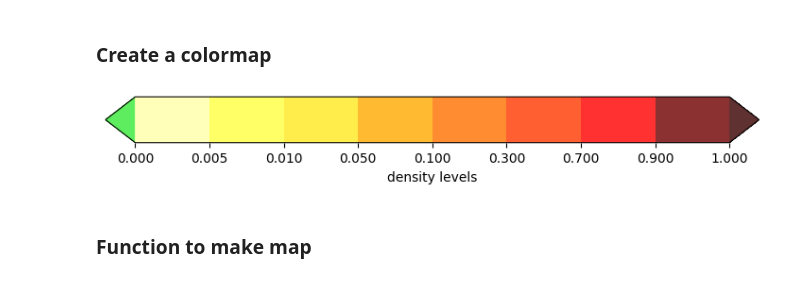
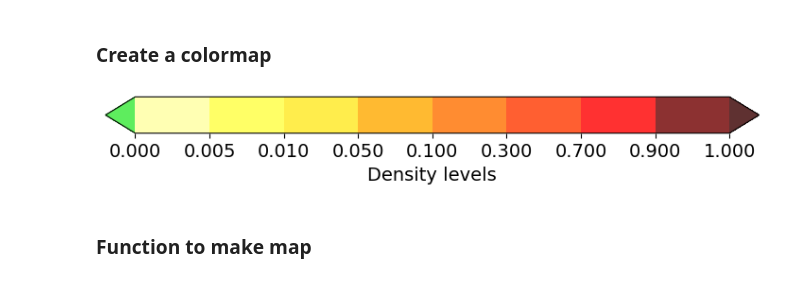
Before and after one commit to AndreSantos2000/A_map_of_privacy-sensitivity_in_human_genomes, a Jupyter notebook: jupyter_scripts/Cytoband_DataPresentation.ipynb, the cells around one changed output. Cells and saved outputs as stored; diff of their text form; code cells hidden in the pictures.

```diff
--- a/jupyter_scripts/Cytoband_DataPresentation.ipynb
+++ b/jupyter_scripts/Cytoband_DataPresentation.ipynb
@@ -176,46 +176,55 @@ def makeMap_dict(cb_df):
     return mapping
 # %% [markdown]
 <h3>Create a colormap
+# %%
+plt.rc('xtick', labelsize=14)
+plt.rc('ytick', labelsize=14)
+font = {'family' : 'sans-serif',
+        'weight' : 'normal',
+        'size'   : 14}
+
+plt.rc('font', **font)
+# %%
+green = np.array([1/10, 9/10, 1/10, 0.7])
+
+lYelw = np.array([10/10, 10/10, 7/10, 1])
+yelw = np.array([10/10, 10/10, 4/10, 1])
+dYelw = np.array([10/10, 9/10, 0/10, 0.7])
+
+lOrng = np.array([10/10, 7/10, 1/10, 0.9])
+orng = np.array([10/10, 5/10, 1/10, 0.9])
+dOrng = np.array([10/10, 3/10, 1/10, 0.9])
+
+lred = np.array([10/10, 1/10, 1/10, 0.9])
+Red = np.array([5/10, 1/10, 1/10, 0.9])
+dRed = np.array([3/10, 1/10, 1/10, 0.9])
+
+white = np.array([0/10, 0/10, 0/10, 0])
 # %%
 fig, ax = plt.subplots(figsize=(7, 1), layout='constrained')
-green = np.array([1/10, 9/10, 1/10, 0.7])
-
-lYelw = np.array([10/10, 10/10, 7/10, 0.9])
-yelw = np.array([10/10, 10/10, 4/10, 1])
-dYelw = np.array([10/10, 9/10, 0/10, 0.7])
-
-lOrng = np.array([10/10, 7/10, 1/10, 0.9])
-orng = np.array([10/10, 5/10, 1/10, 0.9])
-dOrng = np.array([10/10, 3/10, 1/10, 0.9])
-
-lred = np.array([10/10, 1/10, 1/10, 0.9])
-Red = np.array([5/10, 1/10, 1/10, 0.9])
-dRed = np.array([3/10, 1/10, 1/10, 0.9])
-
-white = np.array([0/10, 0/10, 0/10, 0])
 
 colormap = plt.cm.YlOrRd
 newColorMap = colormap(np.linspace(0, 1, 512))
 newColorMap[0, :] = green
 #newcmp = ListedColormap(newColorMap)
 
 colormap = (mpl.colors.ListedColormap([green, lYelw, yelw, dYelw, lOrng, orng, dOrng, lred, Red, dRed]))
         #.with_extremes(under='yellow', over='magenta'))
 
 
 bounds = [0, 0.005, 0.010, 0.05, 0.1, 0.3, 0.7, 0.9, 1]
 norm = mpl.colors.BoundaryNorm(bounds, colormap.N, extend='both')
 #norm = mpl.colors.LogNorm()#bounds[0], bounds[len(bounds)-1])
 mappable = mpl.cm.ScalarMappable(cmap=newcmp, norm=norm)
 
 cmap = mappable.get_cmap()
 
 fig.colorbar(mpl.cm.ScalarMappable(norm=norm, cmap=colormap),
-             cax=ax, orientation='horizontal', label='density levels')
+             cax=ax, orientation='horizontal', label='Density levels')
 
 plt.savefig('images/mapLegend.pdf', format="pdf", bbox_inches="tight")
 # %% [output]
-[figure, old version]
+[figure, new version]
 # %%
 def cColours(data):
     coloursMap = []
```
Also changed, not shown: parts of 5 cells of this notebook, 4 other files.
